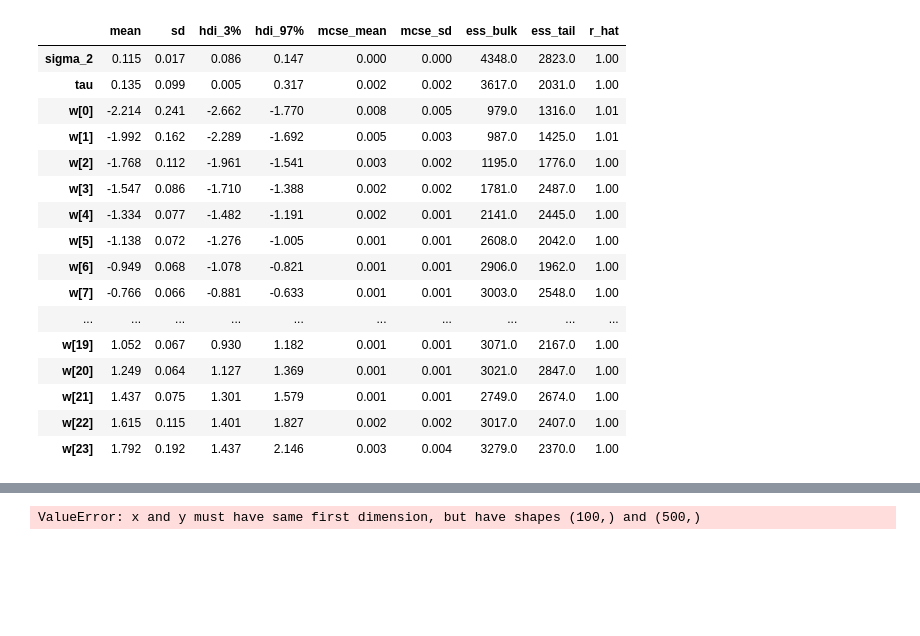
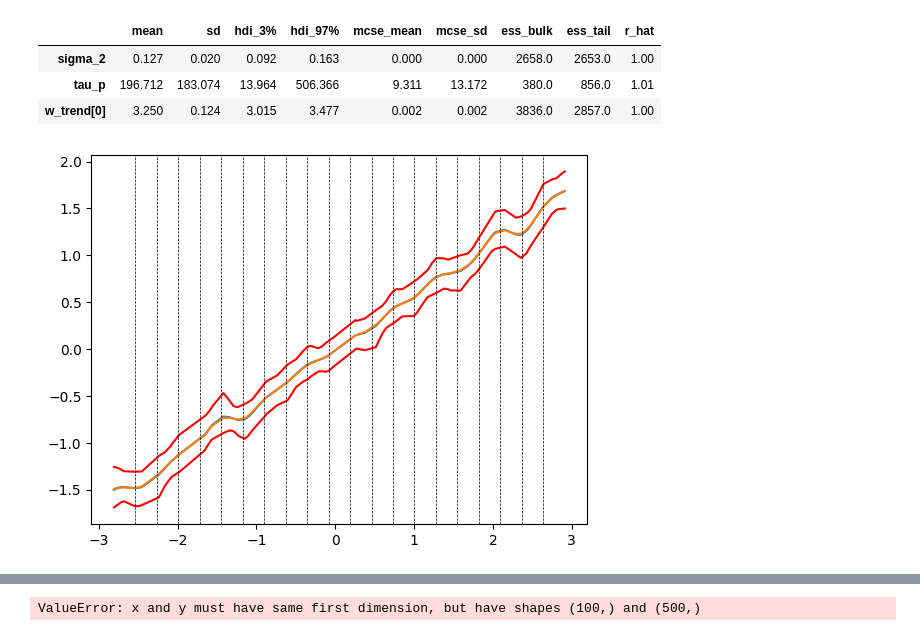
Before and after one commit to lr1021/p-splines, a Jupyter notebook: Bayesian-P-Splines-models.ipynb, the cells around one changed output, grey strips where cells are left out. Drawn from its saved outputs; the diff is of its cells as text; code cells hidden in the pictures; blank space fills up the shorter version.

Commit message:
up to spectral

```diff
--- a/Bayesian-P-Splines-models.ipynb
+++ b/Bayesian-P-Splines-models.ipynb
@@ -27,7 +28,7 @@ def f3(x):
 f_value = [f1, f2, f3]
 sigma_value = [1, 0.5, 0.33]
 
-f_sigma_value = list(zip(f_value, sigma_value))
+f_sigma_value = list(product(f_value, sigma_value))
 # %%
 # Generating data
 data = {(f.__name__, sigma): {} for f, sigma in f_sigma_value}
@@ -56,6 +57,7 @@ n_internal_knots = 20
 implementation = 'standard'
 implementation = 'centring+dropping'
 implementation = 'conditioning'
+implementation = 'spectral'
 penalised = True
 order = 2
 
@@ -220,25 +238,29 @@ w_centered = w_post - w_post.mean(dim="w_dim_0")  # adjust dim name if needed
 
 idata.posterior["w_centered"] = w_centered
 # %%
-az.summary(idata, var_names=['sigma_2', 'tau','w'])
+az.summary(idata, var_names=['sigma_2','tau_p','w_trend'])
 # %% [output]
 |  | mean | sd | hdi_3% | hdi_97% | mcse_mean | mcse_sd | ess_bulk | ess_tail | r_hat |
-| sigma_2 | 0.115 | 0.017 | 0.086 | 0.147 | 0.000 | 0.000 | 4348.0 | 2823.0 | 1.00 |
-| tau | 0.135 | 0.099 | 0.005 | 0.317 | 0.002 | 0.002 | 3617.0 | 2031.0 | 1.00 |
-| w[0] | -2.214 | 0.241 | -2.662 | -1.770 | 0.008 | 0.005 | 979.0 | 1316.0 | 1.01 |
-| w[1] | -1.992 | 0.162 | -2.289 | -1.692 | 0.005 | 0.003 | 987.0 | 1425.0 | 1.01 |
-| w[2] | -1.768 | 0.112 | -1.961 | -1.541 | 0.003 | 0.002 | 1195.0 | 1776.0 | 1.00 |
-| w[3] | -1.547 | 0.086 | -1.710 | -1.388 | 0.002 | 0.002 | 1781.0 | 2487.0 | 1.00 |
-| w[4] | -1.334 | 0.077 | -1.482 | -1.191 | 0.002 | 0.001 | 2141.0 | 2445.0 | 1.00 |
-| w[5] | -1.138 | 0.072 | -1.276 | -1.005 | 0.001 | 0.001 | 2608.0 | 2042.0 | 1.00 |
-| w[6] | -0.949 | 0.068 | -1.078 | -0.821 | 0.001 | 0.001 | 2906.0 | 1962.0 | 1.00 |
-| w[7] | -0.766 | 0.066 | -0.881 | -0.633 | 0.001 | 0.001 | 3003.0 | 2548.0 | 1.00 |
-| ... | ... | ... | ... | ... | ... | ... | ... | ... | ... |
-| w[19] | 1.052 | 0.067 | 0.930 | 1.182 | 0.001 | 0.001 | 3071.0 | 2167.0 | 1.00 |
-| w[20] | 1.249 | 0.064 | 1.127 | 1.369 | 0.001 | 0.001 | 3021.0 | 2847.0 | 1.00 |
-| w[21] | 1.437 | 0.075 | 1.301 | 1.579 | 0.001 | 0.001 | 2749.0 | 2674.0 | 1.00 |
-| w[22] | 1.615 | 0.115 | 1.401 | 1.827 | 0.002 | 0.002 | 3017.0 | 2407.0 | 1.00 |
-| w[23] | 1.792 | 0.192 | 1.437 | 2.146 | 0.003 | 0.004 | 3279.0 | 2370.0 | 1.00 |
+| sigma_2 | 0.127 | 0.020 | 0.092 | 0.163 | 0.000 | 0.000 | 2658.0 | 2653.0 | 1.00 |
+| tau_p | 196.712 | 183.074 | 13.964 | 506.366 | 9.311 | 13.172 | 380.0 | 856.0 | 1.01 |
+| w_trend[0] | 3.250 | 0.124 | 3.015 | 3.477 | 0.002 | 0.002 | 3836.0 | 2857.0 | 1.00 |
+# %%
+B_post = np.dot(Xp, idata.posterior['w'].values.reshape(n_chains*n_draws, r).T) + np.dot(X0, idata.posterior['w_trend'].values.reshape(n_chains*n_draws, order-1).T)
+B_post = B_post - np.mean(B_post, axis=0)
+B_post_mean = B_post.mean(axis=1)
+B_post_median = np.median(B_post, axis=1)
+B_post_975 = np.percentile(B_post, 97.5, axis=1)
+B_post_025 = np.percentile(B_post, 2.5, axis=1)
+
+plt.plot(x_data[x_data_order], B_post_mean[x_data_order])
+plt.plot(x_data[x_data_order], B_post_median[x_data_order])
+plt.plot(x_data[x_data_order], B_post_975[x_data_order], c='r')
+plt.plot(x_data[x_data_order], B_post_025[x_data_order], c='r')
+for knot in interior_knots:
+    plt.axvline(knot, c='k', ls='--', lw=0.5)
+plt.show()
+# %% [output]
+[figure, added]
 # %%
 x_plot = np.linspace(np.min(x_data), np.max(x_data), 500)
 eval_B_plot = eval_spline_basis_equispaced_numeric(spline_degree, np.min(x_data), np.max(x_data), n_internal_knots, x_plot)
```
Also changed, not shown: parts of 5 cells of this notebook.
